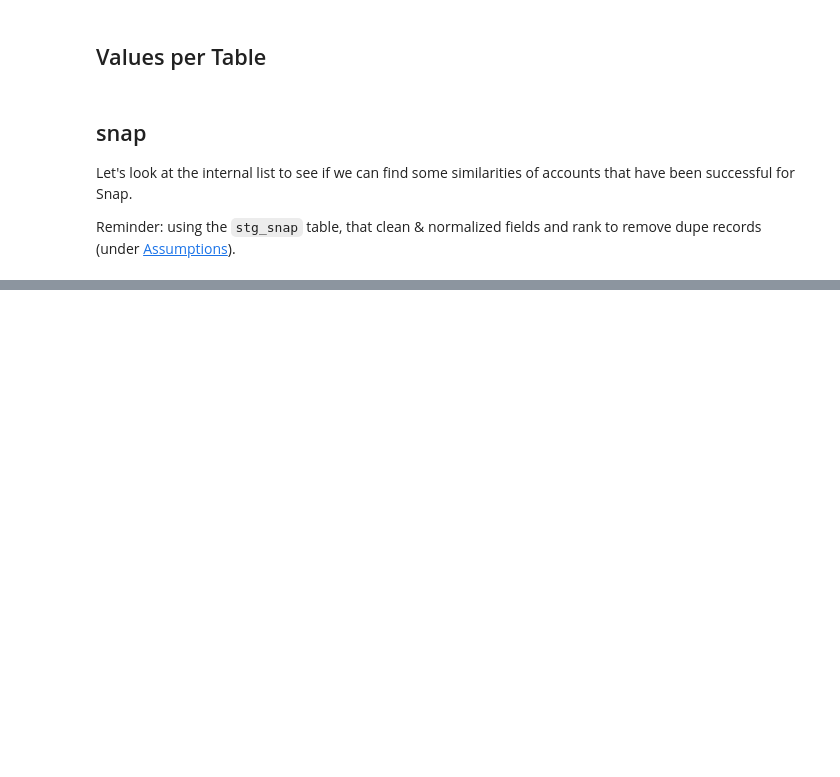
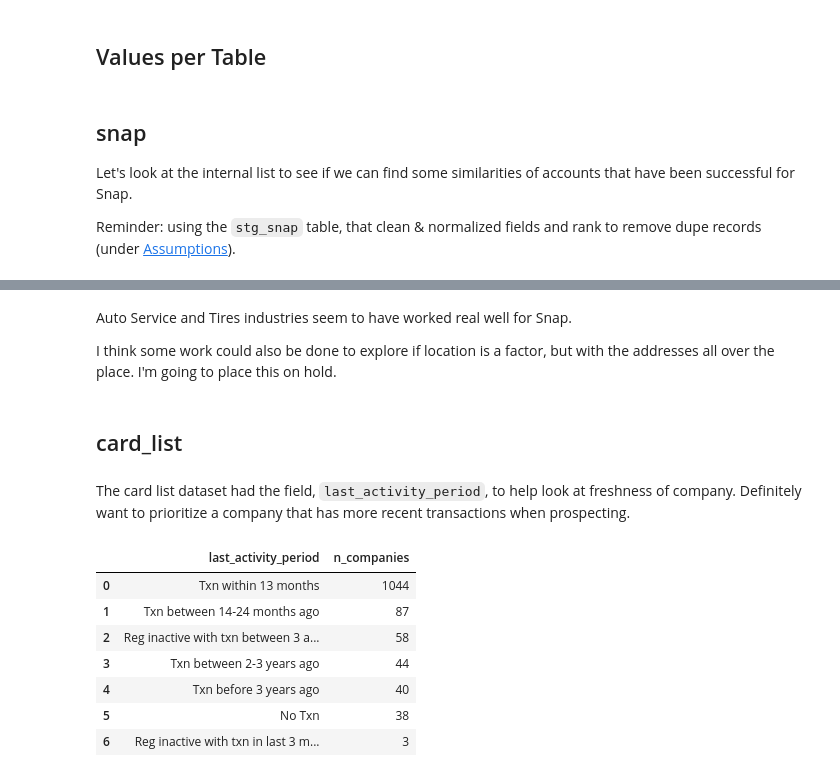
Before and after one commit to djf0512/snap-assessment, a Jupyter notebook: analysis/02_business_value.ipynb, the cells around one changed output, grey strips where cells are left out. Saved outputs shown, nothing was run; the diff lists cells and outputs as text; code cells hidden in the pictures; blank space fills up the shorter version.

```diff
--- a/analysis/02_business_value.ipynb
+++ b/analysis/02_business_value.ipynb
@@ -137,0 +294,30 @@ Reminder: using the `stg_snap` table, that clean & normalized fields and rank to
+# %% [markdown]
+Auto Service and Tires industries seem to have worked real well for Snap.
+
+I think some work could also be done to explore if location is a factor, but with the addresses all over the place. I'm going to place this on hold.
+# %% [markdown]
+## card_list
+# %% [markdown]
+The card list dataset had the field, `last_activity_period`, to help look at freshness of company. Definitely want to prioritize a company that has more recent transactions when prospecting.
+# %%
+q("""
+
+select
+  last_activity_period,
+  count(*) as n_companies
+from "snap-assessment".staging.stg_card_list
+where 1=1
+  and dupe_record_rank=1
+group by all
+order by n_companies desc
+
+""")
+# %% [output]
+|  | last_activity_period | n_companies |
+| 0 | Txn within 13 months | 1044 |
+| 1 | Txn between 14-24 months ago | 87 |
+| 2 | Reg inactive with txn between 3 a... | 58 |
+| 3 | Txn between 2-3 years ago | 44 |
+| 4 | Txn before 3 years ago | 40 |
+| 5 | No Txn | 38 |
+| 6 | Reg inactive with txn in last 3 m... | 3 |
```
Also changed, not shown: parts of 21 cells of this notebook, 1 other file.
